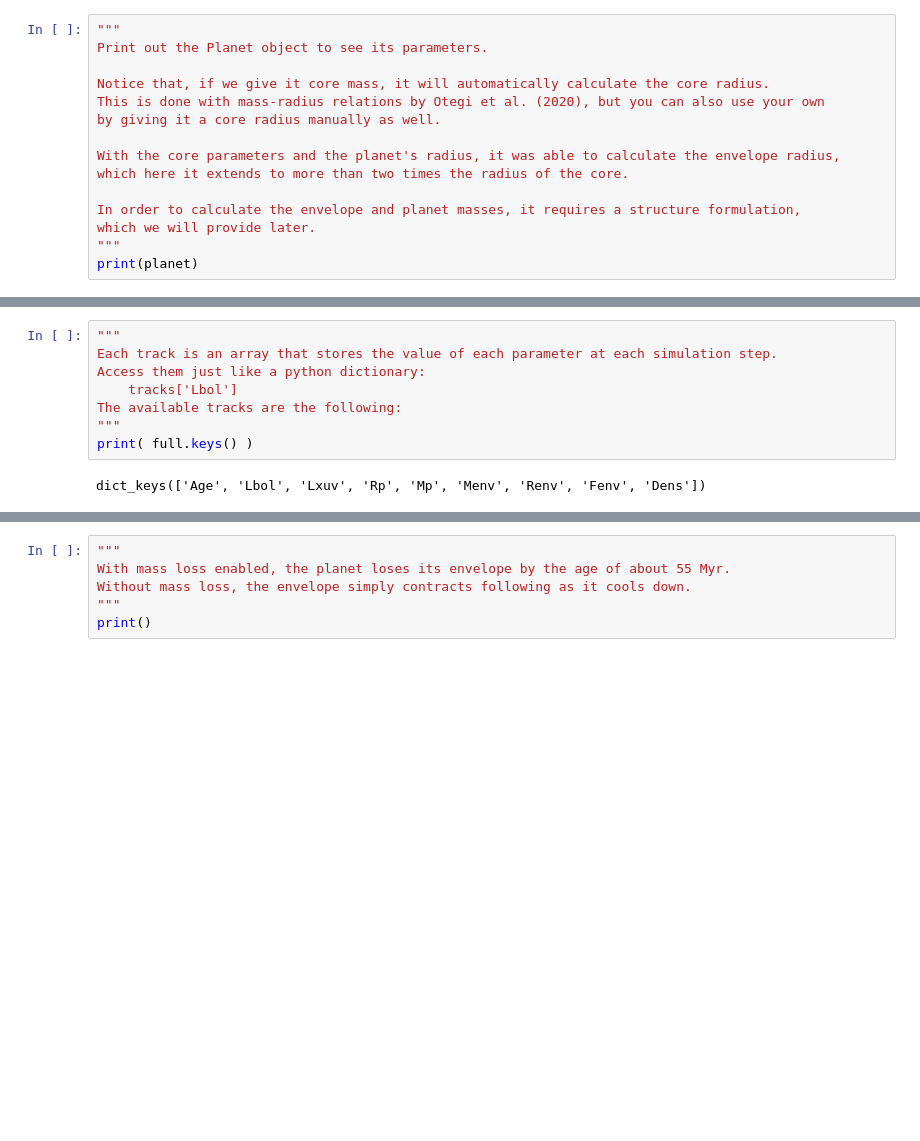
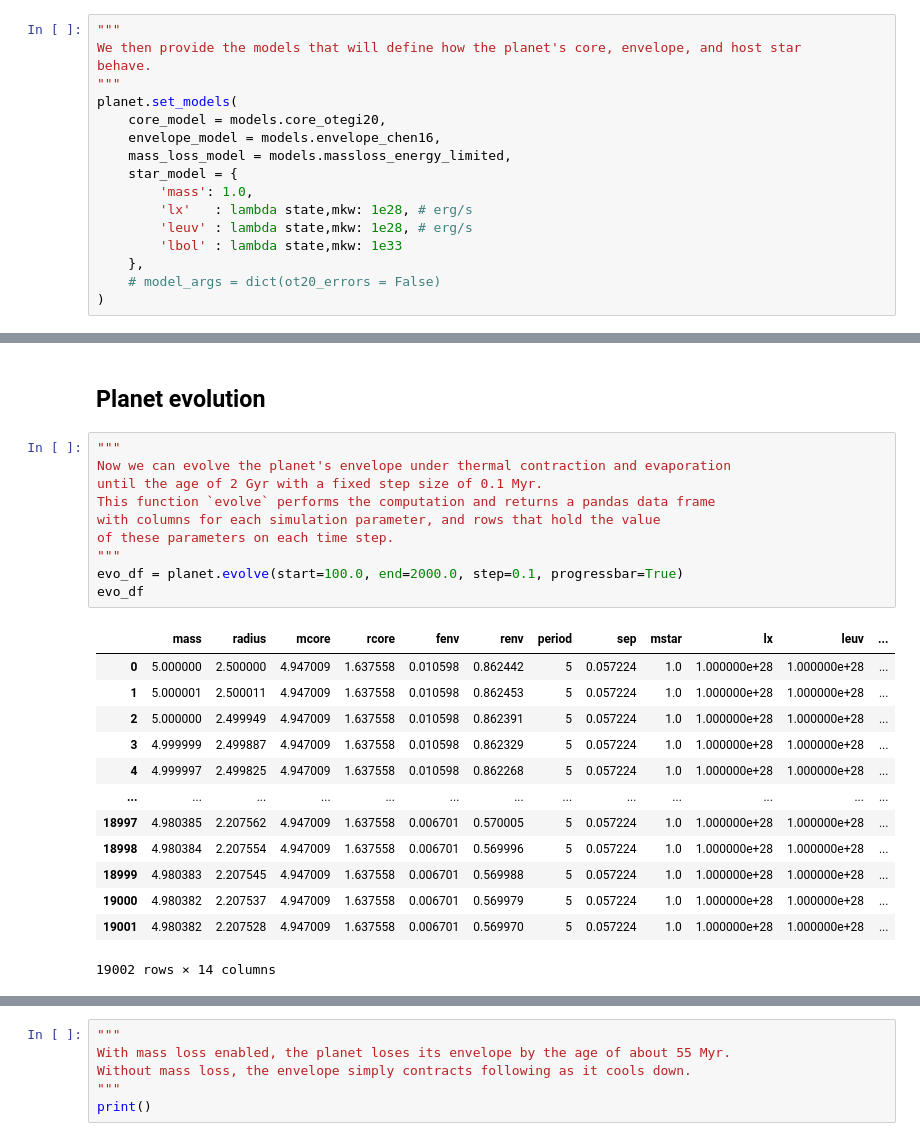
Before and after one commit to jorgefz/photoevolver, a Jupyter notebook: examples/future-evolution.ipynb, the cells around one changed output, grey strips where cells are left out. Cells and saved outputs as stored; diff of their text form; blank space fills up the shorter version.

Commit message:
Refactored models

```diff
--- a/examples/future-evolution.ipynb
+++ b/examples/future-evolution.ipynb
@@ -12,15 +14,17 @@ planet = ph.core.Planet( age = 10, dist = 0.1, mcore = 2.0, rp = 3.0 )
 # %%
 """
-Print out the Planet object to see its parameters.
-
-Notice that, if we give it core mass, it will automatically calculate the core radius.
-This is done with mass-radius relations by Otegi et al. (2020), but you can also use your own
-by giving it a core radius manually as well.
-
-With the core parameters and the planet's radius, it was able to calculate the envelope radius,
-which here it extends to more than two times the radius of the core.
-
-In order to calculate the envelope and planet masses, it requires a structure formulation,
-which we will provide later.
+We then provide the models that will define how the planet's core, envelope, and host star
+behave.
 """
-print(planet)
+planet.set_models(
+    core_model = models.core_otegi20,
+    envelope_model = models.envelope_chen16,
+    mass_loss_model = models.massloss_energy_limited,
+    star_model = {
+        'mass': 1.0,
+        'lx'   : lambda state,mkw: 1e28, # erg/s
+        'leuv' : lambda state,mkw: 1e28, # erg/s
+        'lbol' : lambda state,mkw: 1e33
+    },
+    # model_args = dict(ot20_errors = False)
+)
@@ -78,12 +46,28 @@ no_mloss = ph.core.evolve_forward (
-# %%
-"""
-Each track is an array that stores the value of each parameter at each simulation step.
-Access them just like a python dictionary:
-    tracks['Lbol']
-The available tracks are the following:
-"""
-print( full.keys() )
-# %% [output]
-dict_keys(['Age', 'Lbol', 'Lxuv', 'Rp', 'Mp', 'Menv', 'Renv', 'Fenv', 'Dens'])
+# %% [markdown]
+## Planet evolution
+# %%
+"""
+Now we can evolve the planet's envelope under thermal contraction and evaporation
+until the age of 2 Gyr with a fixed step size of 0.1 Myr.
+This function `evolve` performs the computation and returns a pandas data frame
+with columns for each simulation parameter, and rows that hold the value
+of these parameters on each time step.
+"""
+evo_df = planet.evolve(start=100.0, end=2000.0, step=0.1, progressbar=True)
+evo_df
+# %% [output]
+|  | mass | radius | mcore | rcore | fenv | renv | period | sep | mstar | lx | leuv | ... |
+| 0 | 5.000000 | 2.500000 | 4.947009 | 1.637558 | 0.010598 | 0.862442 | 5 | 0.057224 | 1.0 | 1.000000e+28 | 1.000000e+28 | ... |
+| 1 | 5.000001 | 2.500011 | 4.947009 | 1.637558 | 0.010598 | 0.862453 | 5 | 0.057224 | 1.0 | 1.000000e+28 | 1.000000e+28 | ... |
+| 2 | 5.000000 | 2.499949 | 4.947009 | 1.637558 | 0.010598 | 0.862391 | 5 | 0.057224 | 1.0 | 1.000000e+28 | 1.000000e+28 | ... |
+| 3 | 4.999999 | 2.499887 | 4.947009 | 1.637558 | 0.010598 | 0.862329 | 5 | 0.057224 | 1.0 | 1.000000e+28 | 1.000000e+28 | ... |
+| 4 | 4.999997 | 2.499825 | 4.947009 | 1.637558 | 0.010598 | 0.862268 | 5 | 0.057224 | 1.0 | 1.000000e+28 | 1.000000e+28 | ... |
+| ... | ... | ... | ... | ... | ... | ... | ... | ... | ... | ... | ... | ... |
+| 18997 | 4.980385 | 2.207562 | 4.947009 | 1.637558 | 0.006701 | 0.570005 | 5 | 0.057224 | 1.0 | 1.000000e+28 | 1.000000e+28 | ... |
+| 18998 | 4.980384 | 2.207554 | 4.947009 | 1.637558 | 0.006701 | 0.569996 | 5 | 0.057224 | 1.0 | 1.000000e+28 | 1.000000e+28 | ... |
+| 18999 | 4.980383 | 2.207545 | 4.947009 | 1.637558 | 0.006701 | 0.569988 | 5 | 0.057224 | 1.0 | 1.000000e+28 | 1.000000e+28 | ... |
+| 19000 | 4.980382 | 2.207537 | 4.947009 | 1.637558 | 0.006701 | 0.569979 | 5 | 0.057224 | 1.0 | 1.000000e+28 | 1.000000e+28 | ... |
+| 19001 | 4.980382 | 2.207528 | 4.947009 | 1.637558 | 0.006701 | 0.569970 | 5 | 0.057224 | 1.0 | 1.000000e+28 | 1.000000e+28 | ... |
+19002 rows × 14 columns
 # %%
 """
```
Also changed, not shown: parts of 8 cells of this notebook, 8 other files.
